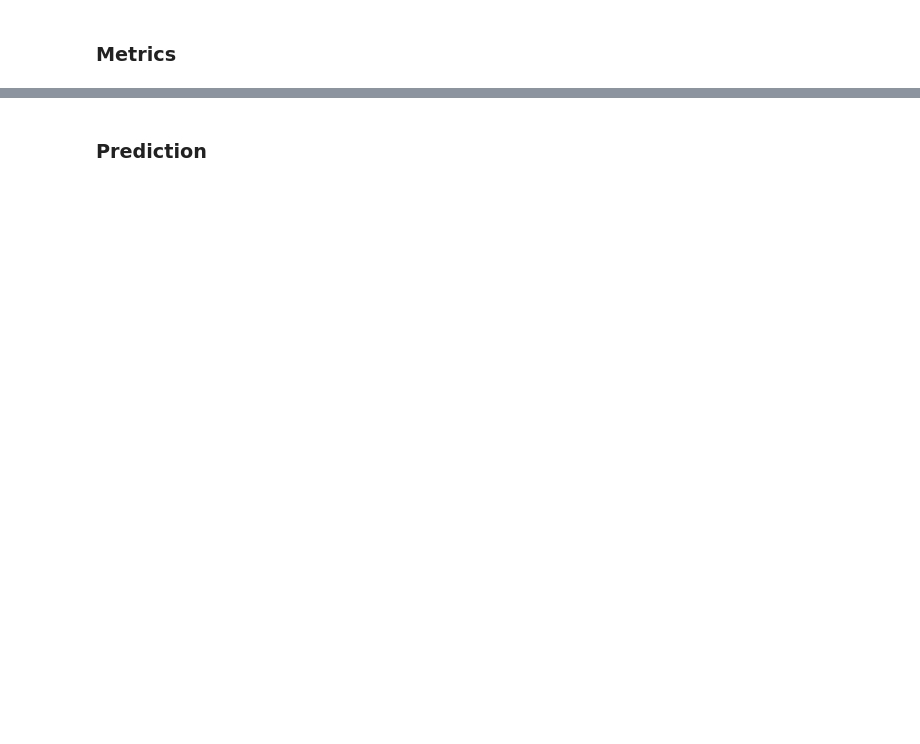
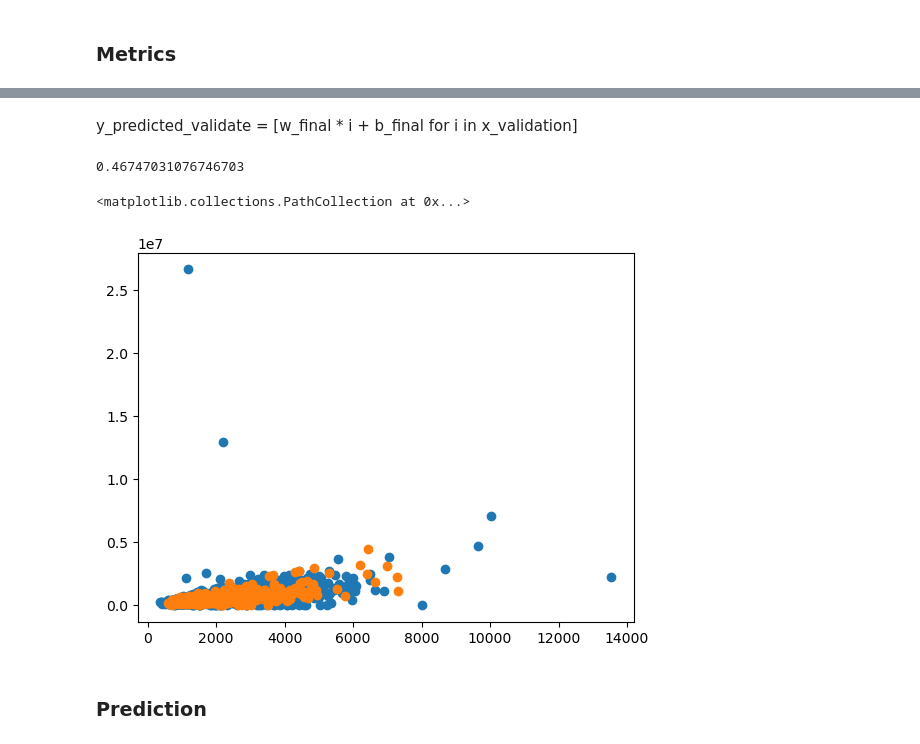
Before and after one commit to francescomaxim/HousePricePrediction, a Jupyter notebook: Untitled.ipynb, the cells around one changed output, grey strips where cells are left out. Cells and saved outputs as stored; diff of their text form; code cells hidden in the pictures; blank space fills up the shorter version.

```diff
--- a/Untitled.ipynb
+++ b/Untitled.ipynb
@@ -174,0 +237,2 @@ r2_score(y_train, y_)
+# %% [markdown]
+y_predicted_validate = [w_final * i + b_final for i in x_validation]
@@ -175,3 +241,14 @@ r2_score(y_train, y_)
+# %%
+r2_score(y_validation, y_predicted_validate)
+# %% [output]
+0.46747031076746703
+# %%
+
+plt.scatter(x_train, y_train)
+plt.scatter(x_validation, y_validation)
+# %% [output]
+<matplotlib.collections.PathCollection at 0x...>
+[figure, added]
 # %% [markdown]
 ### Prediction
 # %%
```
Also changed, not shown: parts of 18 cells of this notebook.
